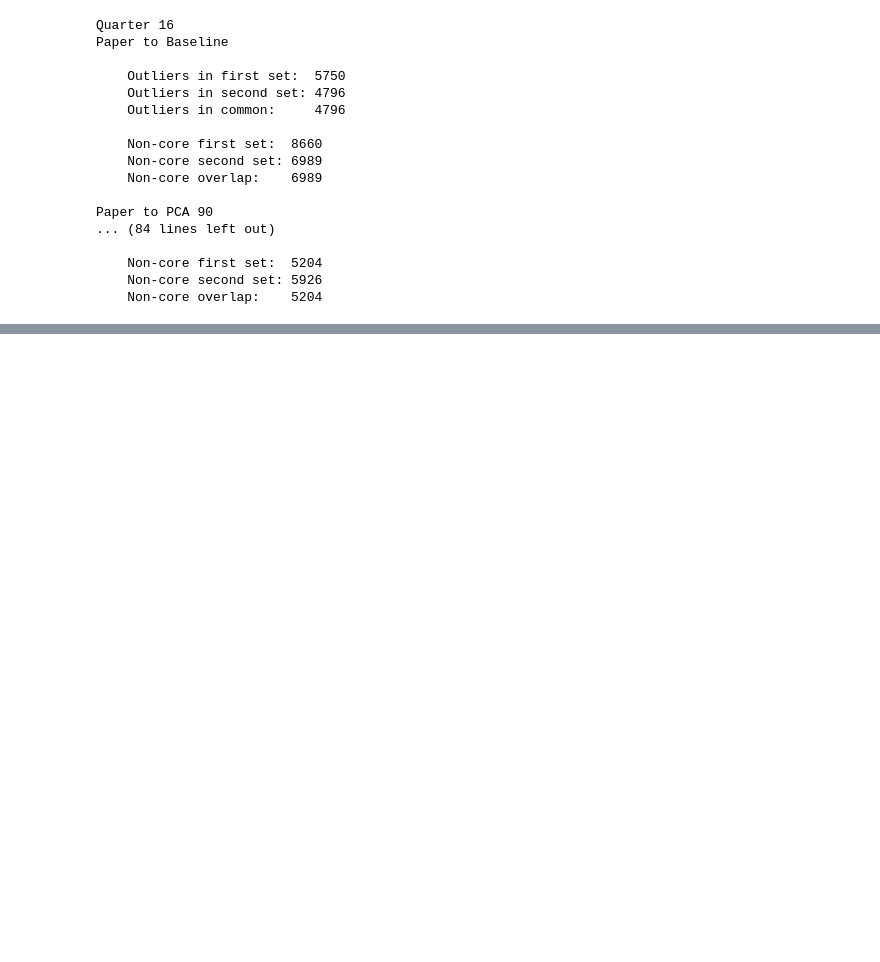
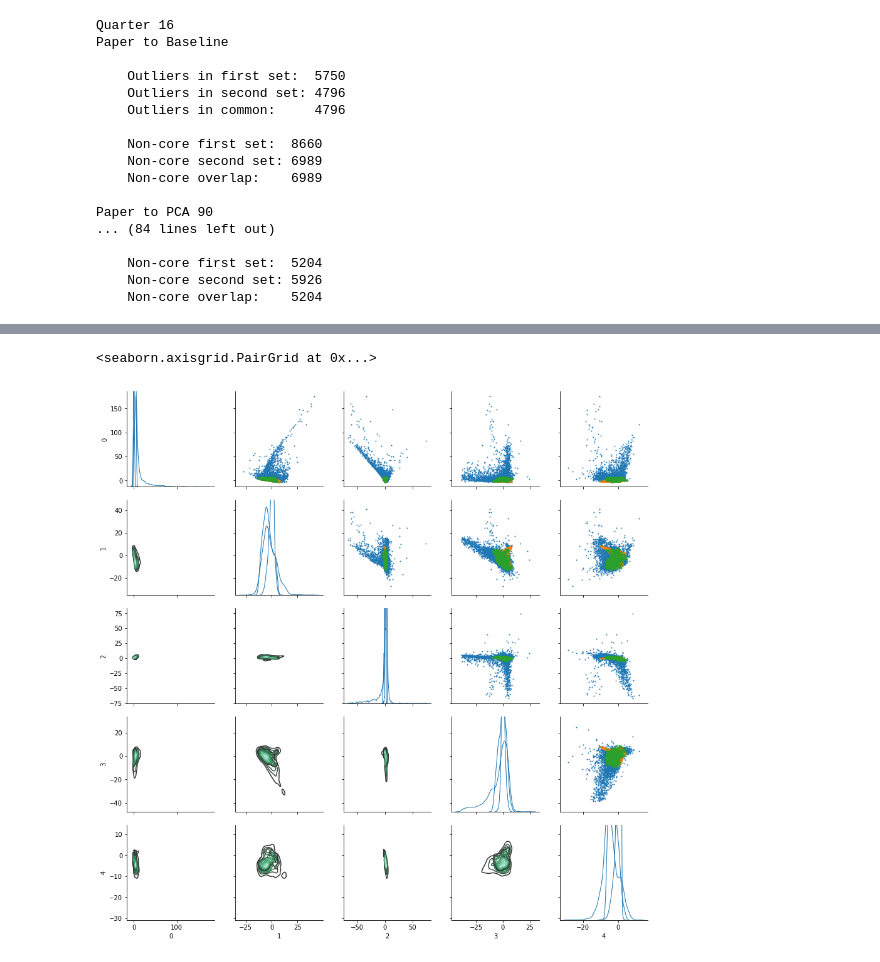
Before and after one commit to d-giles/lcfeatures, a Jupyter notebook: PCA Reductions.ipynb, the cells around one changed output, grey strips where cells are left out. Saved outputs shown, nothing was run; the diff lists cells and outputs as text; code cells hidden in the pictures; blank space fills up the shorter version.

```diff
--- a/PCA Reductions.ipynb
+++ b/PCA Reductions.ipynb
@@ -680,0 +712,8 @@ Paper to PCA 90
+# %%
+PG = sns.PairGrid(Q4_pca90.data[Q4_pca90.data['1']<75],vars=['0','1','2','3','4'],hue='db_out')
+PG.map_lower(sns.kdeplot)
+PG.map_upper(plt.scatter, edgecolor=None,s=1)
+PG.map_diag(sns.kdeplot, lw=1)
+# %% [output]
+<seaborn.axisgrid.PairGrid at 0x...>
+[figure, added]
```
Also changed, not shown: parts of 6 cells of this notebook, 1 other file.
